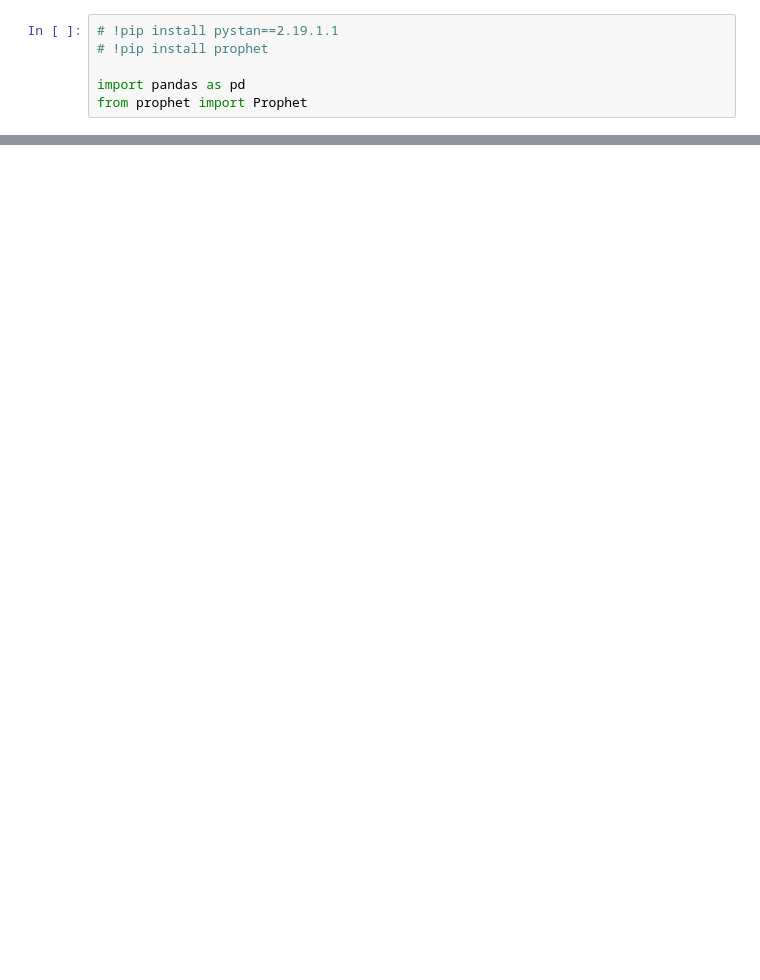
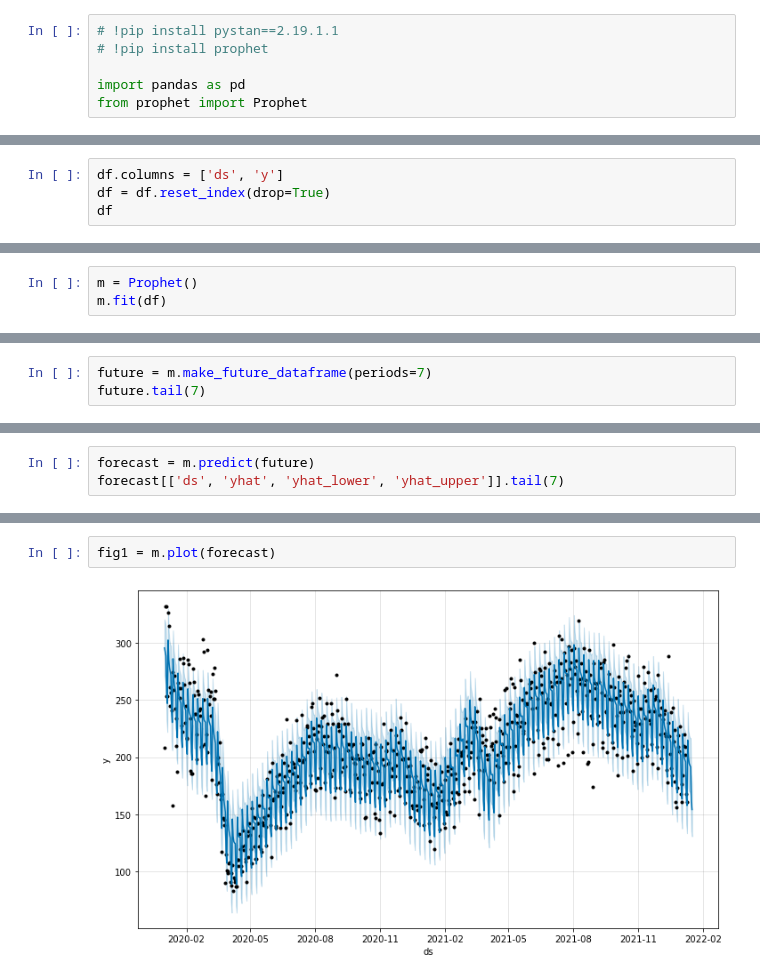
Before and after one commit to drdevinhopkins/hourly-report, a Jupyter notebook: notebooks/daily-visit-forecast.ipynb, the cells around one changed output, grey strips where cells are left out. Cells and saved outputs as stored; diff of their text form; blank space fills up the shorter version.

```diff
--- a/notebooks/daily-visit-forecast.ipynb
+++ b/notebooks/daily-visit-forecast.ipynb
@@ -26,0 +55,4 @@ df = df[df[Time]]
+# %%
+df.columns = ['ds', 'y']
+df = df.reset_index(drop=True)
+df
@@ -26,0 +73,3 @@ df = df[df[Time]]
+# %%
+m = Prophet()
+m.fit(df)
@@ -26,0 +79,3 @@ df = df[df[Time]]
+# %%
+future = m.make_future_dataframe(periods=7)
+future.tail(7)
@@ -26,0 +91,3 @@ df = df[df[Time]]
+# %%
+forecast = m.predict(future)
+forecast[['ds', 'yhat', 'yhat_lower', 'yhat_upper']].tail(7)
@@ -26,0 +103,4 @@ df = df[df[Time]]
+# %%
+fig1 = m.plot(forecast)
+# %% [output]
+[figure, added]
```
Also changed, not shown: parts of 13 cells of this notebook, 1 other file.
